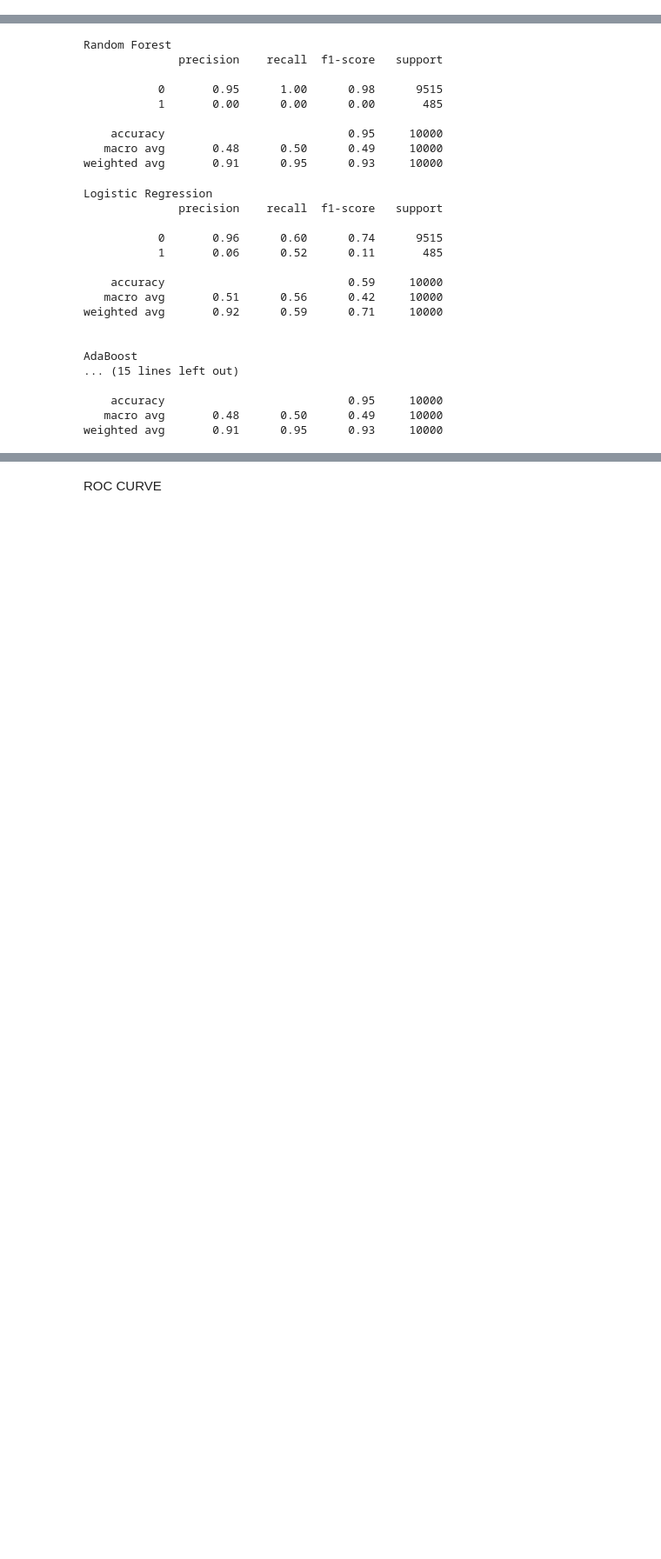
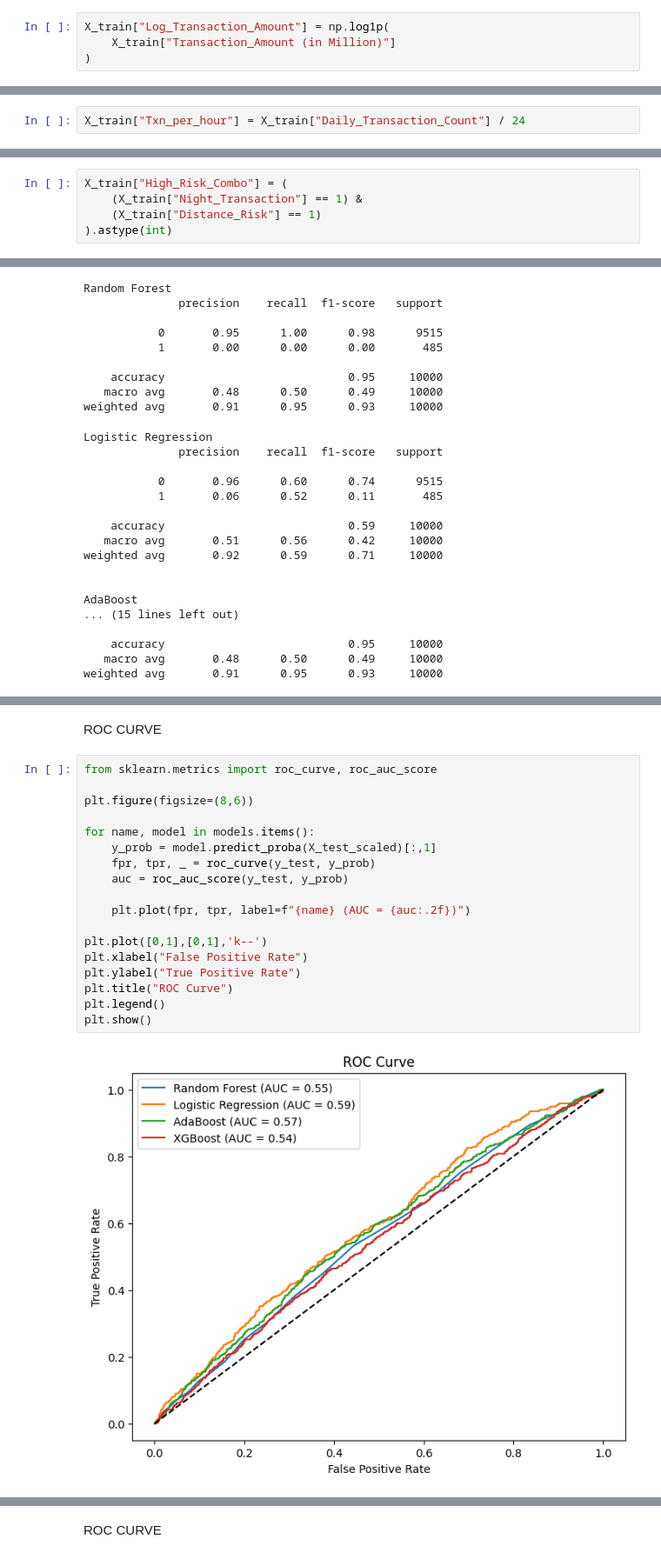
Before and after one commit to MercyMburu/Capstone_Project_ML1, a Jupyter notebook: fraud_detection.ipynb, the cells around one changed output, grey strips where cells are left out. Shown at 87% size. Saved outputs shown, nothing was run; the diff lists cells and outputs as text; blank space fills up the shorter version.

```diff
--- a/fraud_detection.ipynb
+++ b/fraud_detection.ipynb
@@ -258,0 +287,4 @@ X_test = feature_engineering(X_test)
+# %%
+X_train["Log_Transaction_Amount"] = np.log1p(
+    X_train["Transaction_Amount (in Million)"]
+)
@@ -258,0 +304,2 @@ X_test = feature_engineering(X_test)
+# %%
+X_train["Txn_per_hour"] = X_train["Daily_Transaction_Count"] / 24
@@ -258,0 +310,5 @@ X_test = feature_engineering(X_test)
+# %%
+X_train["High_Risk_Combo"] = (
+    (X_train["Night_Transaction"] == 1) &
+    (X_train["Distance_Risk"] == 1)
+).astype(int)
@@ -473,0 +688,22 @@ weighted avg       0.91      0.95      0.93     10000
+# %% [markdown]
+ROC CURVE
+# %%
+from sklearn.metrics import roc_curve, roc_auc_score
+
+plt.figure(figsize=(8,6))
+
+for name, model in models.items():
+    y_prob = model.predict_proba(X_test_scaled)[:,1]
+    fpr, tpr, _ = roc_curve(y_test, y_prob)
+    auc = roc_auc_score(y_test, y_prob)
+
+    plt.plot(fpr, tpr, label=f"{name} (AUC = {auc:.2f})")
+
+plt.plot([0,1],[0,1],'k--')
+plt.xlabel("False Positive Rate")
+plt.ylabel("True Positive Rate")
+plt.title("ROC Curve")
+plt.legend()
+plt.show()
+# %% [output]
+[figure, added]
```
Also changed, not shown: parts of 64 cells of this notebook, 1 other file.
